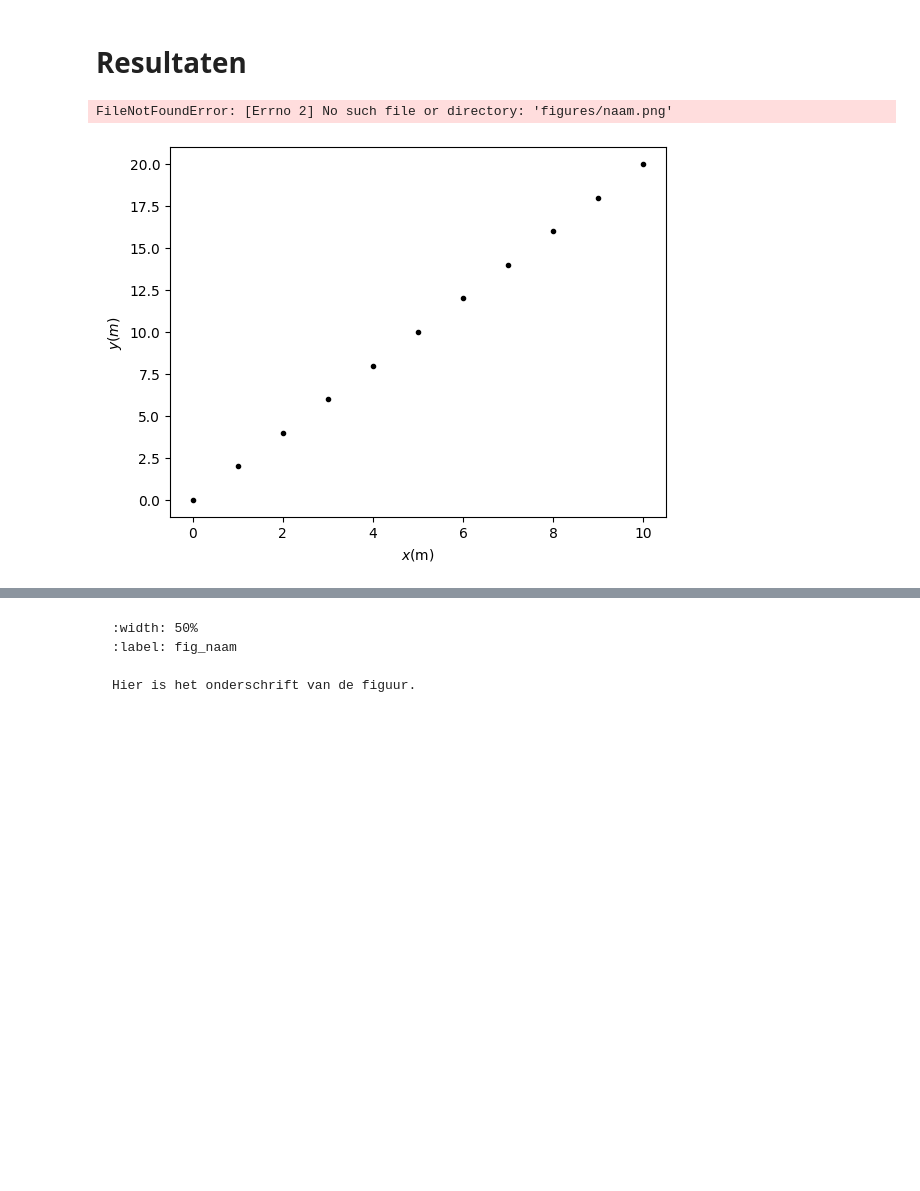
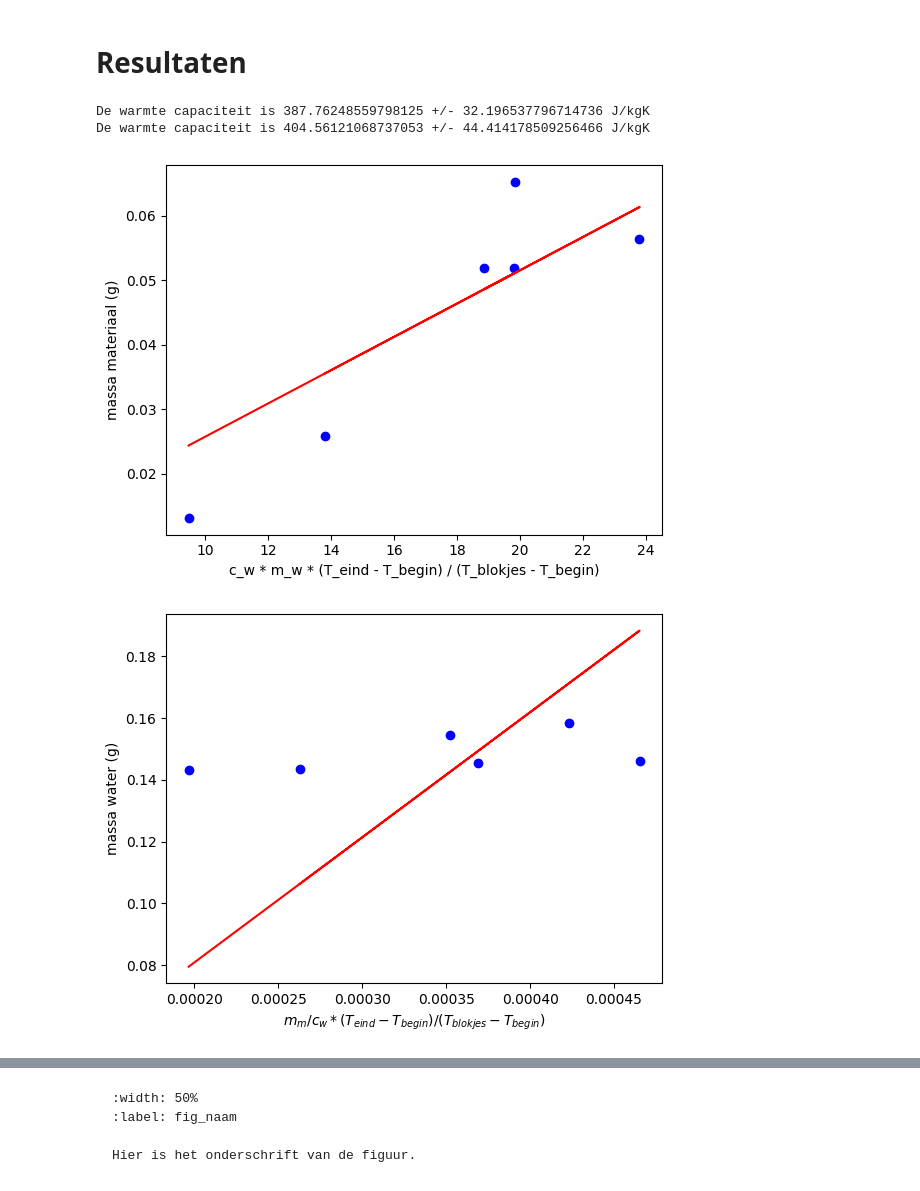
Before and after one commit to BobVill/32, a Jupyter notebook: Content/Labs/Warmtecapaciteit.ipynb, the cells around one changed output, grey strips where cells are left out. Saved outputs shown, nothing was run; the diff lists cells and outputs as text; code cells hidden in the pictures; blank space fills up the shorter version.

```diff
--- a/Content/Labs/Warmtecapaciteit.ipynb
+++ b/Content/Labs/Warmtecapaciteit.ipynb
@@ -69,32 +69,65 @@ Het voorbeeld kun je natuurlijk straks verwijderen.
 # %% [markdown]
 # Resultaten
 # %%
-T_blokjes=72.5 # graden
+import numpy as np
+import matplotlib.pyplot as plt
+from scipy.optimize import curve_fit
 
-m_water=np.array([143.3, 154.4, 158.3, 146.1, 145.5, 143.5]) #gram
-temp_water_voor=np.array([21.8, 20.9, 19.8, 20.1, 20.2, 20.3]) #graden
-temp_water_na=np.array([22.6, 22.8, 21.3, 21.8, 21.9, 21.5]) #graden
-massa_blokje=np.array([13.2, 56.4, 51.9, 65.3, 51.9, 25.9]) #gram
+# Data:
+T_blokjes=72.5 # graden Celsius
+m_water=np.array([143.3, 154.4, 158.3, 146.1, 145.5, 143.5])/1000 #gram
+temp_water_begin=np.array([21.8, 20.9, 19.8, 20.1, 20.2, 20.3]) #graden Celsius
+temp_water_eind=np.array([22.6, 22.8, 21.3, 21.8, 21.9, 21.5]) #graden Celsius
+massa_materiaal=np.array([13.2, 56.4, 51.9, 65.3, 51.9, 25.9])/1000 #gram
 # %%
-# Sla figuren op met
-#
-# plt.savefig("Figuren/naam.png", dpi=450)
-# waarbij naam vervangen wordt door de bestandsnaam.
-# Onderstaande voorbeeld code en output grafiek
-import numpy as np
-import matplotlib.pyplot as plt
+# Constante
+c_water=4186 # J/kgK
 
-x = np.linspace(0,10,11)
-y = 2*x
+# Functie bepalen
+verhouding_temp1=(temp_water_eind - temp_water_begin)/(T_blokjes - temp_water_begin)
+verhouding_massa=m_water/massa_materiaal
+def massa_blokje(x, c_materiaal):
+    massa_water, verhouding_temp1 = x
+    return c_water * massa_water * verhouding_temp1 / c_materiaal
 
+
+verhouding_temp2=(T_blokjes-temp_water_eind)/(temp_water_eind-temp_water_begin)
+def massa_water(x, c_materiaal):
+    m_blokje, verhouding_temp2 = x
+    return c_materiaal * m_blokje * verhouding_temp2 / c_water
+
+# Curve fit uitvoeren
+val1, cov1= curve_fit(massa_blokje, (m_water, verhouding_temp1), massa_materiaal)
+print('De warmte capaciteit is',val1[0], '+/-', np.sqrt(cov1[0,0]), 'J/kgK')
+
+val2, cov2= curve_fit(massa_water, (massa_materiaal, verhouding_temp2), m_water)
+print('De warmte capaciteit is',val2[0], '+/-', np.sqrt(cov2[0,0]), 'J/kgK')
+
+x = np.linspace(0,10,6)
+def T_eind(m_water, c_materiaal, massa_materiaal, T_water_begin, T_materiaal_begin):
+    return (c_water*m_water*T_water_begin + c_materiaal*massa_materiaal*T_materiaal_begin)/(c_water*m_water + c_materiaal*massa_materiaal)
+
+#val, cov= curve_fit(T_eind, (4.18, m_water, massa_materiaal, temp_water_begin, T_blokjes),temp_water_eind)
+#y = T_eind(4.18, 0.9, m_water, massa_materiaal, temp_water_begin, T_blokjes)
 # Maken van de grafiek
 plt.figure()
-plt.xlabel('$x$(m)')
-plt.ylabel('$y(m)$')
+plt.scatter(c_water * m_water * verhouding_temp1 , massa_materiaal, color='blue', label='Data punten')
+plt.plot(c_water * m_water * verhouding_temp1, massa_blokje((m_water, verhouding_temp1), val1[0]), color='red', label='Fit lijn')
+plt.xlabel('c_w * m_w * (T_eind - T_begin) / (T_blokjes - T_begin)')
+plt.ylabel('massa materiaal (g)')
+plt.show()
 
-plt.plot(x,y,'k.')
-plt.savefig("figures/naam.png", dpi=450)
+plt.figure()
+plt.scatter(massa_materiaal * verhouding_temp2 / c_water, m_water, color='blue', label='Data punten')
+plt.plot(massa_materiaal * verhouding_temp2 / c_water, massa_water((massa_materiaal, verhouding_temp2), val2[0]), color='red', label='Fit lijn')
+plt.ylabel('massa water (g)')
+plt.xlabel('$m_m/c_w*(T_{eind} - T_{begin})/(T_{blokjes} - T_{begin})$')
+
+#plt.plot(x,y,'k.')
+#plt.savefig("figures/naam.png", dpi=450)
 plt.show()
 # %% [output]
-FileNotFoundError: [Errno 2] No such file or directory: 'figures/naam.png'
+De warmte capaciteit is 387.76248559798125 +/- 32.196537796714736 J/kgK
+De warmte capaciteit is 404.56121068737053 +/- 44.414178509256466 J/kgK
-[figure, old version]
+[figure, new version]
+[figure, added]
```
Also changed, not shown: parts of 1 cell of this notebook, 1 other file.
